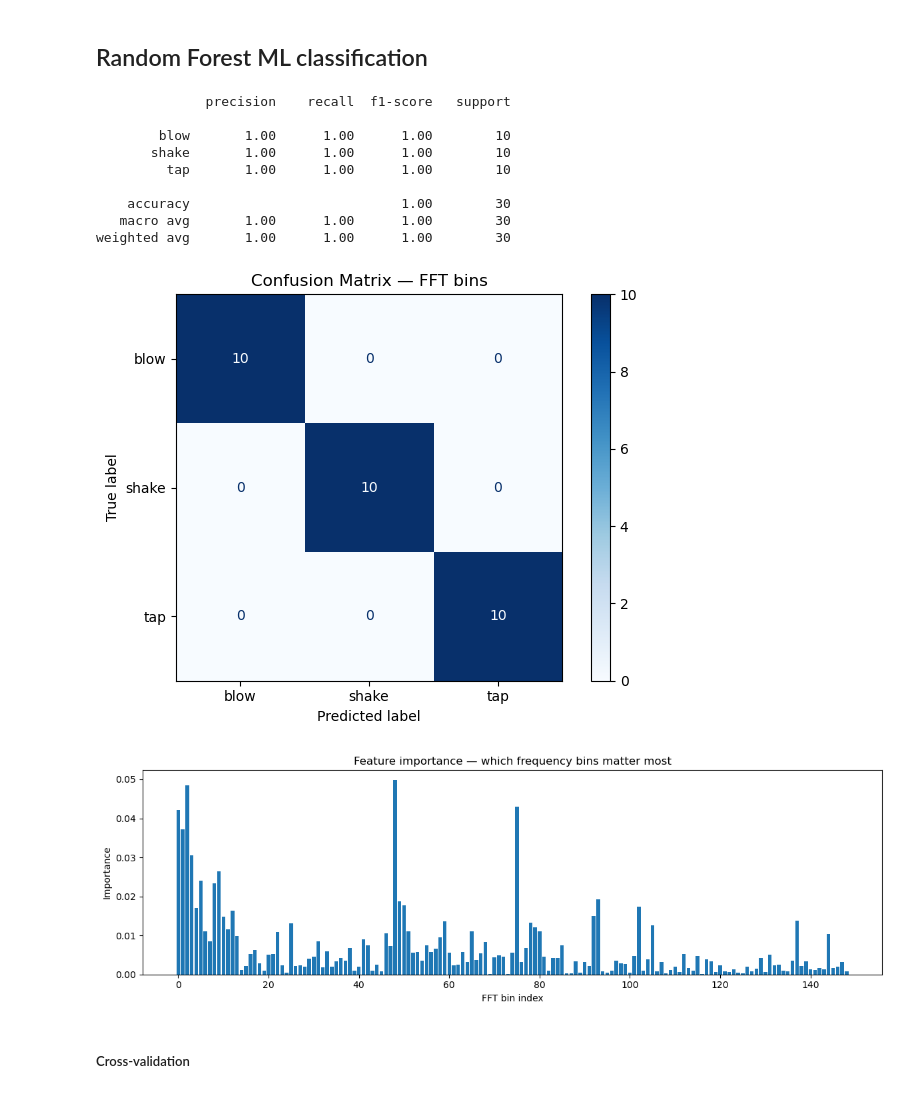
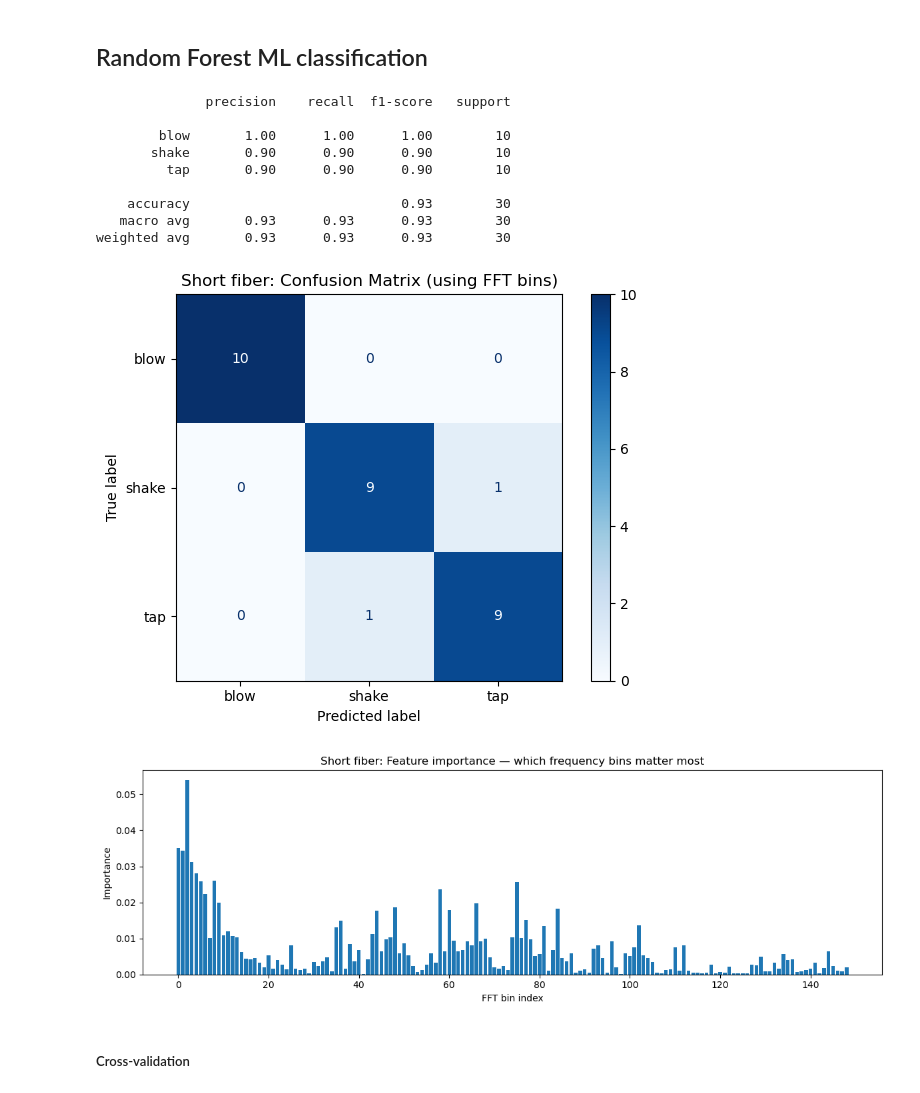
Before and after one commit to leac-1/Fagprojekt-ML, a Jupyter notebook: ML for classification/fft_ML.ipynb, the cells around one changed output. Saved outputs shown, nothing was run; the diff lists cells and outputs as text; code cells hidden in the pictures.

```diff
--- a/ML for classification/fft_ML.ipynb
+++ b/ML for classification/fft_ML.ipynb
@@ -141,44 +141,44 @@ X_train, X_test, y_train, y_test = train_test_split(
 )
 
 # Train
 clf = RandomForestClassifier(n_estimators=200)
 clf.fit(X_train, y_train)
 
 # Evaluate
 y_pred = clf.predict(X_test)
 print(classification_report(y_test, y_pred, target_names=["blow", "shake", "tap"]))
 
 # Confusion matrix
 cm = confusion_matrix(y_test, y_pred)
 disp = ConfusionMatrixDisplay(cm, display_labels=["blow", "shake", "tap"])
 disp.plot(cmap="Blues")
-plt.title("Confusion Matrix — FFT bins")
+plt.title("Short fiber: Confusion Matrix (using FFT bins)")
 plt.tight_layout()
-plt.savefig("confusion_matrix.png", dpi=150)
+plt.savefig("confusion_matrix4.png", dpi=150)
 plt.show()
 
 # Feature importance
 importances = clf.feature_importances_
 plt.figure(figsize=(12, 4))
 plt.bar(range(len(importances)), importances)
 plt.xlabel("FFT bin index")
 plt.ylabel("Importance")
-plt.title("Feature importance — which frequency bins matter most")
+plt.title("Short fiber: Feature importance — which frequency bins matter most")
 plt.tight_layout()
-plt.savefig("feature_importance.png", dpi=150)
+plt.savefig("feature_importance4.png", dpi=150)
 plt.show()
 # %% [output]
               precision    recall  f1-score   support
 
         blow       1.00      1.00      1.00        10
-       shake       1.00      1.00      1.00        10
-         tap       1.00      1.00      1.00        10
+       shake       0.90      0.90      0.90        10
+         tap       0.90      0.90      0.90        10
 
-    accuracy                           1.00        30
-   macro avg       1.00      1.00      1.00        30
-weighted avg       1.00      1.00      1.00        30
+    accuracy                           0.93        30
+   macro avg       0.93      0.93      0.93        30
+weighted avg       0.93      0.93      0.93        30
-[figure, old version]
+[figure, new version]
-[figure, old version]
+[figure, new version]
 # %% [markdown]
 ##### Cross-validation
 # %%
```
Also changed, not shown: parts of 7 cells of this notebook.
